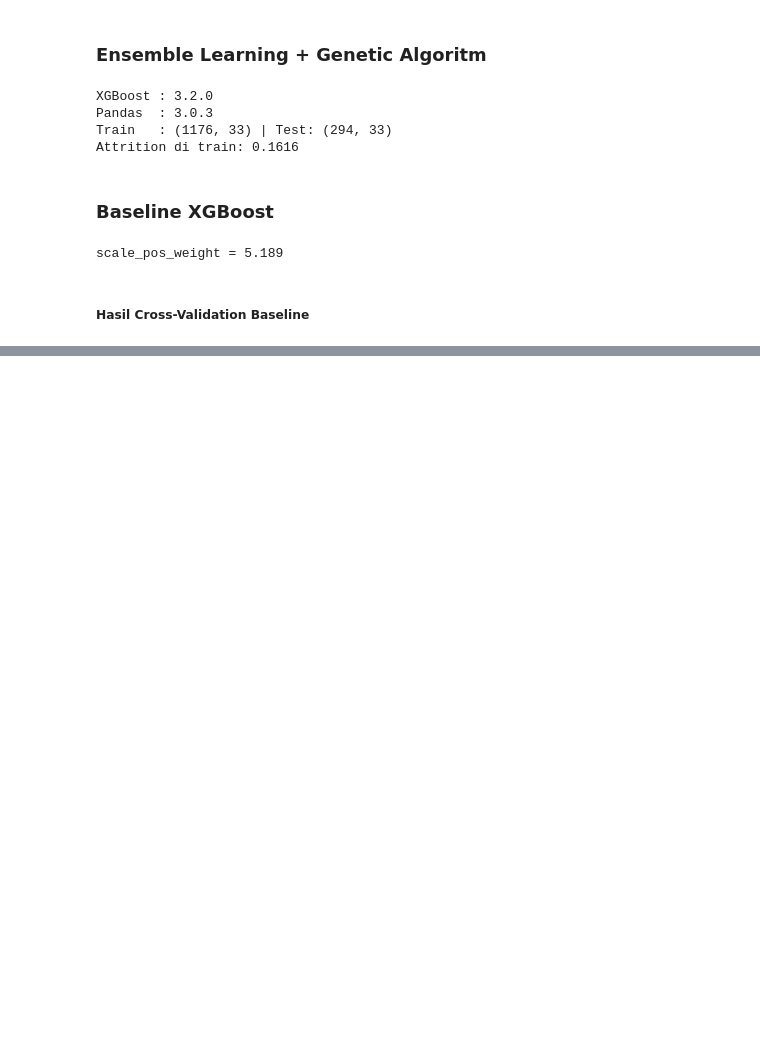
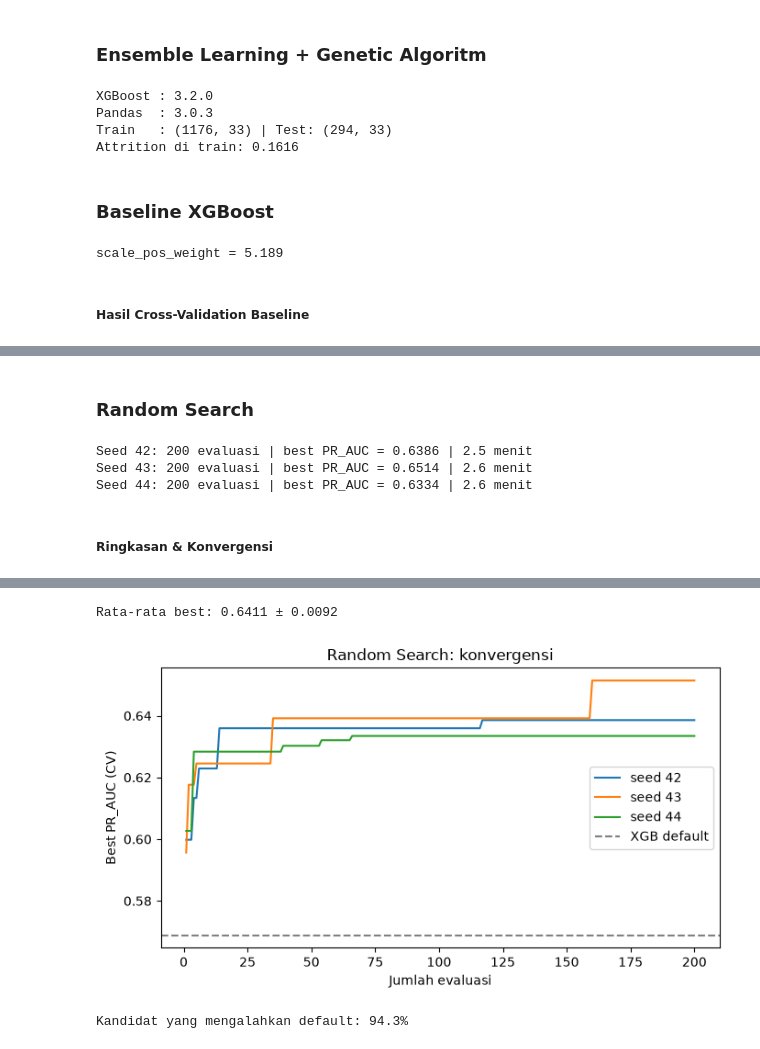
Before and after one commit to manl1/Project-ETS-Machine-Learning, a Jupyter notebook: project-ets.ipynb, the cells around one changed output, grey strips where cells are left out. Cells and saved outputs as stored; diff of their text form; code cells hidden in the pictures; blank space fills up the shorter version.

Commit message:
feat: random search XGBoost 3 seed

```diff
--- a/project-ets.ipynb
+++ b/project-ets.ipynb
@@ -631,0 +711,13 @@ display(tampil)
+# %%
+uji = Evaluator()
+rng = np.random.default_rng(SEED)
+
+t = time.time()
+s_tengah = uji(np.full(N_GENES, 0.5))
+print(f"Skor titik tengah ({FITNESS_METRIC}): {s_tengah:.4f} | waktu: {time.time()-t:.1f} dtk")
+print("Evaluasi ulang memakai cache:", uji(np.full(N_GENES, 0.5)) == s_tengah, "| n_evals =", uji.n_evals)
+
+for _ in range(5):
+    uji(rng.random(N_GENES))
+display(pd.DataFrame(uji.history)[["eval", "score", "F1", "Recall", "n_estimators",
+                                   "max_depth", "learning_rate", "scale_pos_weight"]].round(3))
@@ -631,0 +734,2 @@ display(tampil)
+# %% [markdown]
+### Random Search
@@ -631,0 +751,38 @@ display(tampil)
+# %%
+rs_runs = {}
+for seed in SEEDS:
+    ev = random_search(BUDGET, seed)
+    rs_runs[seed] = ev
+    pd.DataFrame(ev.history).to_csv(f"hasil_search/rs_seed{seed}.csv", index=False)
+    print(f"Seed {seed}: {ev.n_evals} evaluasi | best {FITNESS_METRIC} = "
+          f"{max(h['score'] for h in ev.history):.4f} | {ev.waktu/60:.1f} menit", flush=True)
+# %% [output]
+Seed 42: 200 evaluasi | best PR_AUC = 0.6386 | 2.5 menit
+Seed 43: 200 evaluasi | best PR_AUC = 0.6514 | 2.6 menit
+Seed 44: 200 evaluasi | best PR_AUC = 0.6334 | 2.6 menit
+# %% [markdown]
+##### Ringkasan & Konvergensi
+# %%
+ringkas = []
+for seed, ev in rs_runs.items():
+    h = pd.DataFrame(ev.history)
+    b = h.loc[h["score"].idxmax()]
+    ringkas.append({"Seed": seed, "Best PR_AUC (CV)": b["score"], "F1": b["F1"],
+                    "Recall": b["Recall"], "scale_pos_weight": b["scale_pos_weight"],
+                    "max_depth": b["max_depth"], "learning_rate": b["learning_rate"],
+                    "n_estimators": b["n_estimators"]})
+ringkas = pd.DataFrame(ringkas)
+display(ringkas.round(3))
+print(f"Rata-rata best: {ringkas['Best PR_AUC (CV)'].mean():.4f} ± {ringkas['Best PR_AUC (CV)'].std():.4f}")
+
+fig, ax = plt.subplots(figsize=(7, 4))
+for seed, ev in rs_runs.items():
+    s = pd.Series([h["score"] for h in ev.history]).cummax()
+    ax.plot(range(1, len(s) + 1), s, label=f"seed {seed}")
+ax.axhline(hasil_xgb.loc[0, "PR_AUC"], color="gray", ls="--", label="XGB default")
+ax.set_xlabel("Jumlah evaluasi"); ax.set_ylabel(f"Best {FITNESS_METRIC} (CV)")
+ax.set_title("Random Search: konvergensi"); ax.legend(); plt.tight_layout(); plt.show()
+
+semua = pd.concat([pd.DataFrame(e.history) for e in rs_runs.values()])
+print(f"Kandidat yang mengalahkan default: {(semua['score'] > hasil_xgb.loc[0, 'PR_AUC']).mean():.1%}")
+# %% [output]
@@ -631,0 +793,3 @@ display(tampil)
+Rata-rata best: 0.6411 ± 0.0092
+[figure, added]
+Kandidat yang mengalahkan default: 94.3%
```
Also changed, not shown: parts of 8 cells of this notebook.
